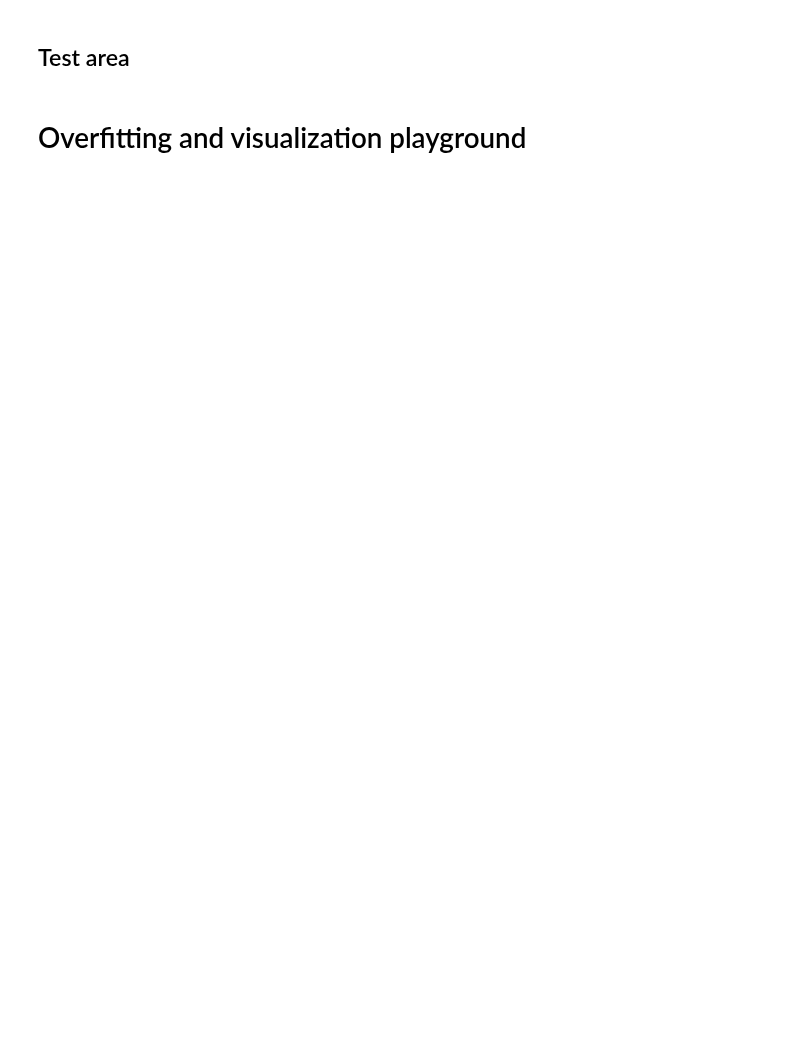
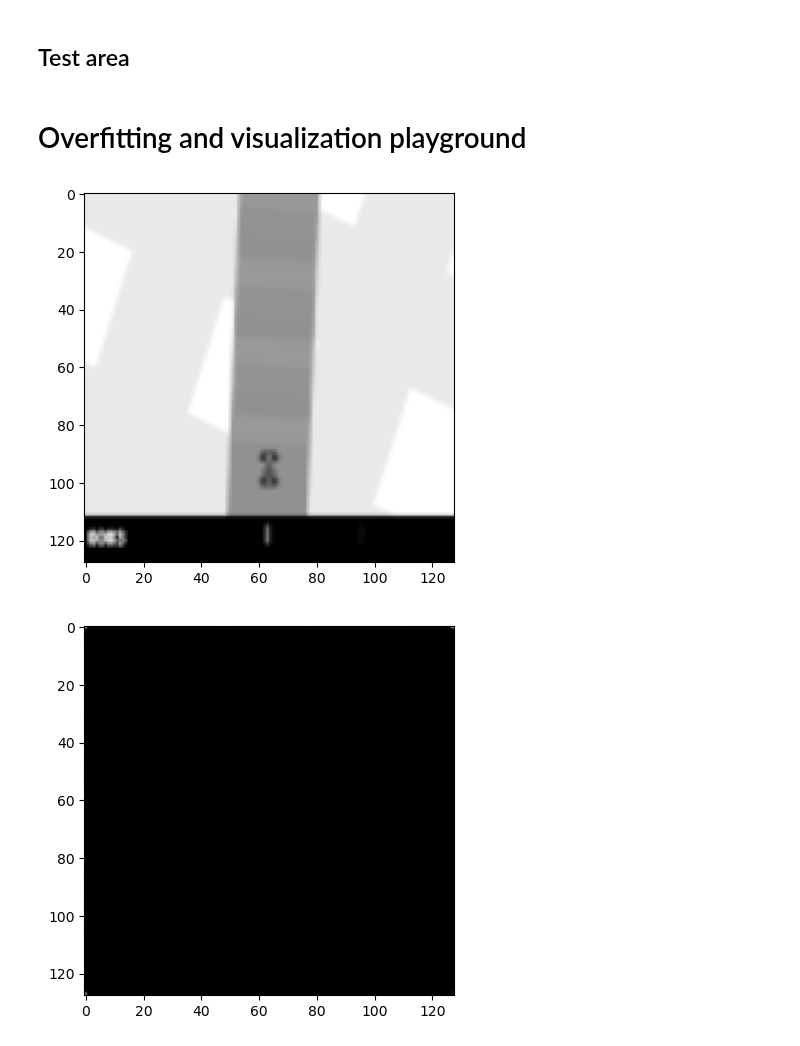
Before and after one commit to till2/self-driving-car, a Jupyter notebook: Dreamer.ipynb, the cells around one changed output. Cells and saved outputs as stored; diff of their text form; code cells hidden in the pictures; blank space fills up the shorter version.

```diff
--- a/Dreamer.ipynb
+++ b/Dreamer.ipynb
@@ -152,7 +152,7 @@ policy_net = MLP(input_dims=Z, output_dims=A).to(device) # state (H+Z) -> A
 
 toy_env = True
 verbose = True
-n_episodes = 1000
+n_episodes = 5000
 rssm.train()
 
 # Create the environment
@@ -344,24 +343,27 @@ if overfit:
         if i % 20 == 0:
             print(f"[{i+1}/{200}] loss: {vae_loss.item()}, entropy loss: {entropy_loss}, lr: {get_lr(vae_optim)}")
 # %%
-visualize = False
+visualize = True
 
 if visualize:
     if toy_env:
         x = torch.load("batch_tensor_toy.pt").to(device)
         h = torch.load("h_tensor.pt").to(device)
     else:
         x = torch.load("batch_tensor.pt")[0].unsqueeze(dim=0).to(device)
         h = torch.load("h_tensor.pt").to(device)
 
     """ show the observation """
     plt.imshow(torch.permute(x[0].cpu(), (1,2,0)), cmap="gray")
     plt.show()
 
     """ show the reconstruction """
     rssm.vae.eval()
     with torch.no_grad():
         x_pred = rssm.vae(h, x)
         plt.imshow(torch.permute(x_pred[0].cpu(), (1,2,0)), cmap="gray")
         plt.show()
     rssm.vae.train();
+# %% [output]
+[figure, added]
+[figure, added]
```
Also changed, not shown: parts of 8 cells of this notebook.
